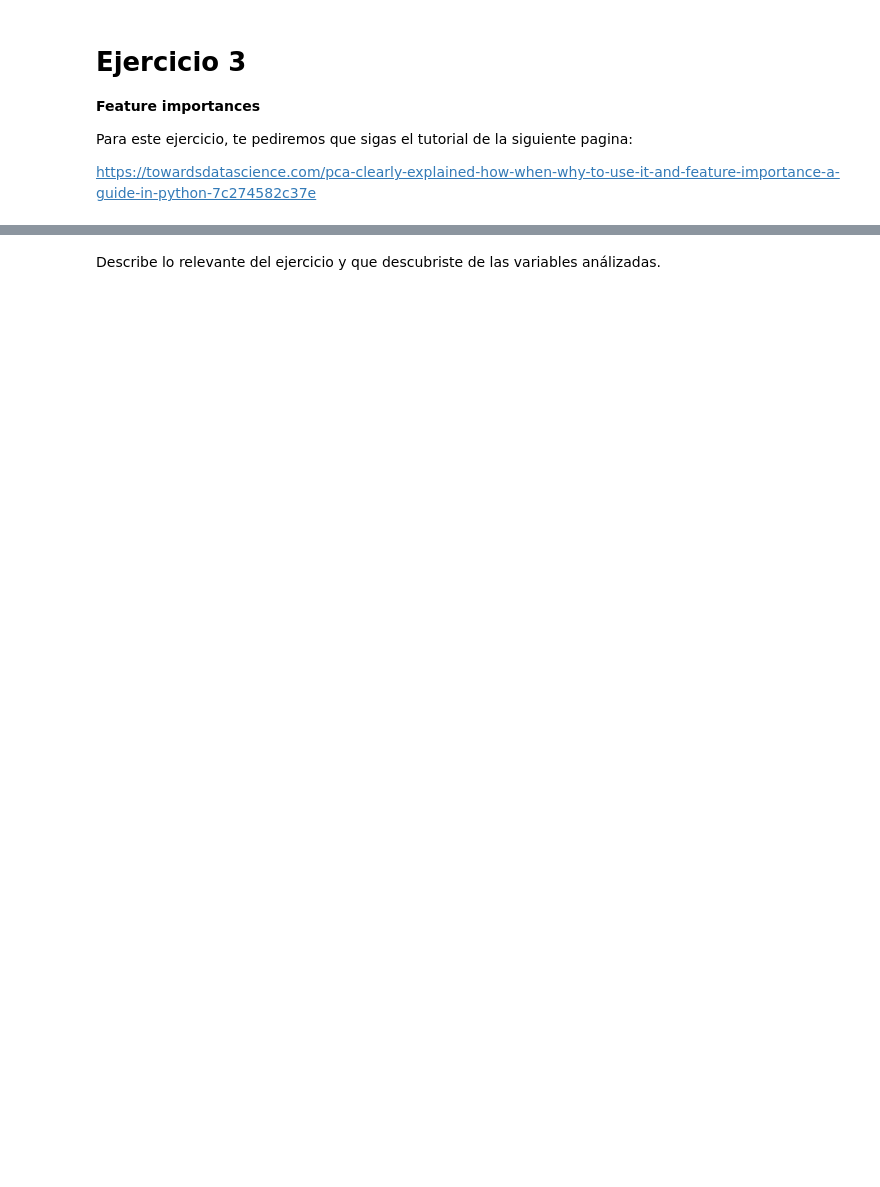
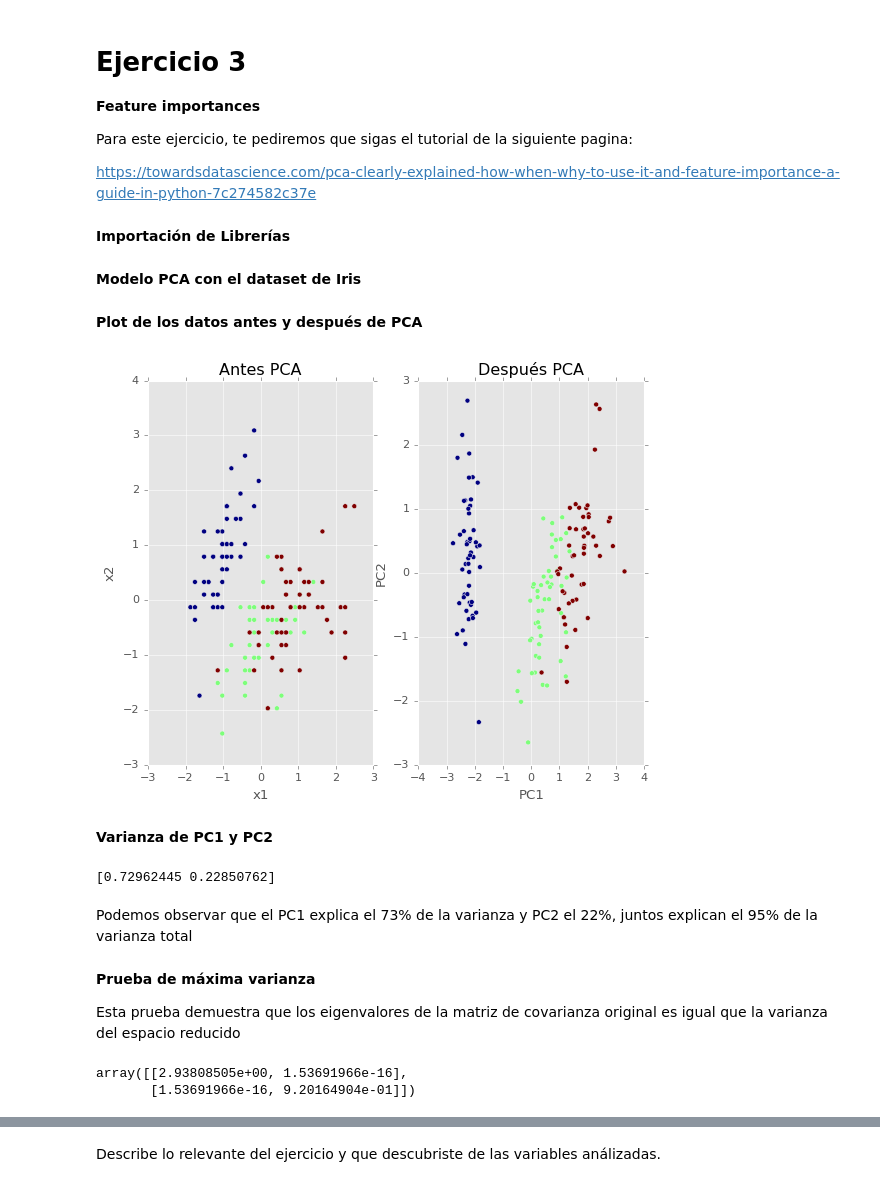
Before and after one commit to PosgradoMNA/actividades-de-aprendizaje-armandoBringas-a01200230, a Jupyter notebook: Activity_week_6/Actividad-5_Repaso/Reduccion_dimensiones.ipynb, the cells around one changed output, grey strips where cells are left out. Drawn from its saved outputs; the diff is of its cells as text; code cells hidden in the pictures; blank space fills up the shorter version.

```diff
--- a/Activity_week_6/Actividad-5_Repaso/Reduccion_dimensiones.ipynb
+++ b/Activity_week_6/Actividad-5_Repaso/Reduccion_dimensiones.ipynb
@@ -342,0 +500,59 @@ https://towardsdatascience.com/pca-clearly-explained-how-when-why-to-use-it-and-
+# %% [markdown]
+**Importación de Librerías**
+# %%
+import numpy as np
+import matplotlib.pyplot as plt
+from sklearn import datasets
+from sklearn.decomposition import PCA
+import pandas as pd
+from sklearn.preprocessing import StandardScaler
+plt.style.use('ggplot')
+# %% [markdown]
+**Modelo PCA con el dataset de Iris**
+# %%
+# Cargado de los datos
+iris = datasets.load_iris()
+X = iris.data
+y = iris.target
+
+# Normalización de los datos por Z-score
+scaler = StandardScaler()
+scaler.fit(X)
+X = scaler.transform(X)
+
+# Modelo de PCA
+pca = PCA(n_components=2) # Estimado considerando 2 PCs
+X_new = pca.fit_transform(X) # Proyección de los datos originales en el espacio del PCA
+# %% [markdown]
+**Plot de los datos antes y después de PCA**
+# %%
+# Ploteo de los datos antes y después de transformarlos por el modelo de PCA
+fig, axes = plt.subplots(1,2)
+axes[0].scatter(X[:,0], X[:,1], c=y)
+axes[0].set_xlabel('x1')
+axes[0].set_ylabel('x2')
+axes[0].set_title('Antes PCA')
+axes[1].scatter(X_new[:,0], X_new[:,1], c=y)
+axes[1].set_xlabel('PC1')
+axes[1].set_ylabel('PC2')
+axes[1].set_title('Después PCA')
+plt.show()
+# %% [output]
+[figure, added]
+# %% [markdown]
+**Varianza de PC1 y PC2**
+# %%
+print(pca.explained_variance_ratio_)
+# %% [output]
+[0.72962445 0.22850762]
+# %% [markdown]
+Podemos observar que el PC1 explica el 73% de la varianza y PC2 el 22%, juntos explican el 95% de la varianza total
+# %% [markdown]
+**Prueba de máxima varianza**
+
+Esta prueba demuestra que los eigenvalores de la matriz de covarianza original es igual que la varianza del espacio reducido
+# %%
+np.cov(X_new.T)
+# %% [output]
+array([[2.93808505e+00, 1.53691966e-16],
+       [1.53691966e-16, 9.20164904e-01]])
```
Also changed, not shown: parts of 28 cells of this notebook, 1 other file.
